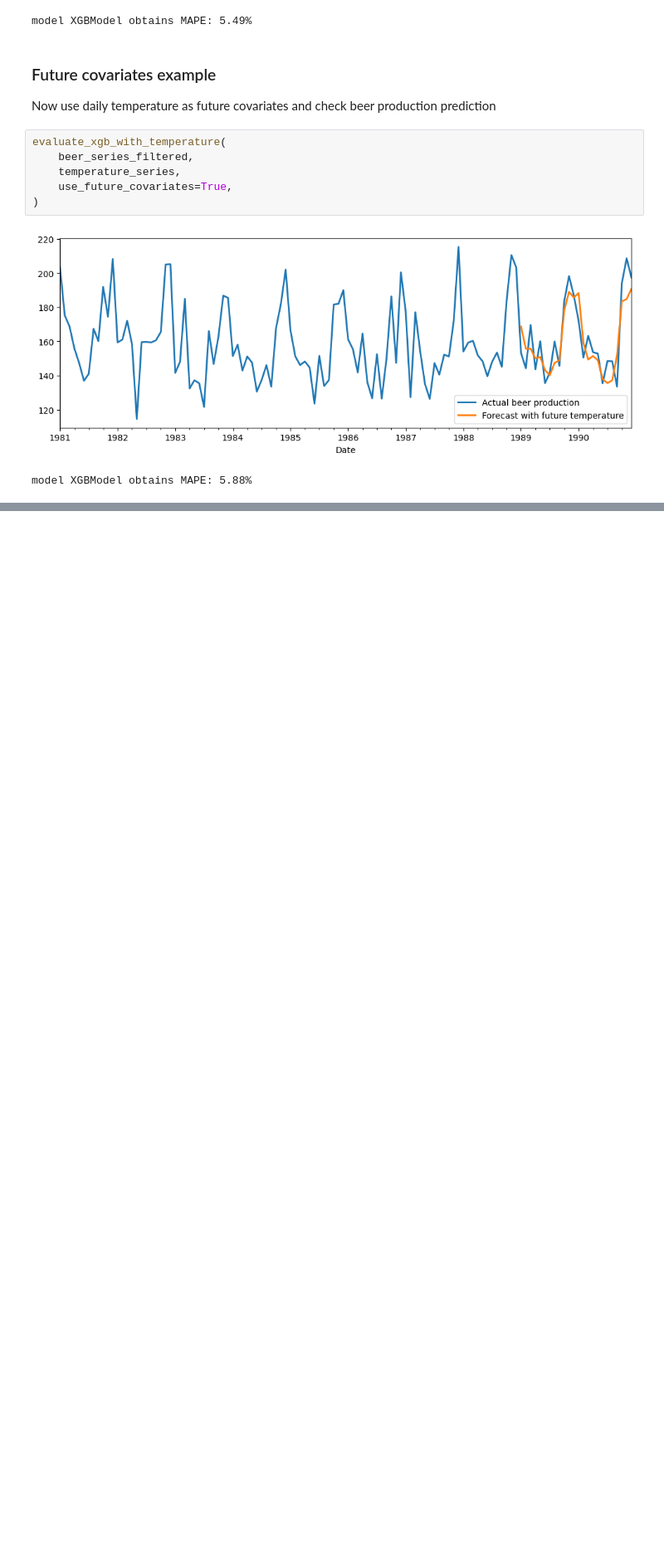
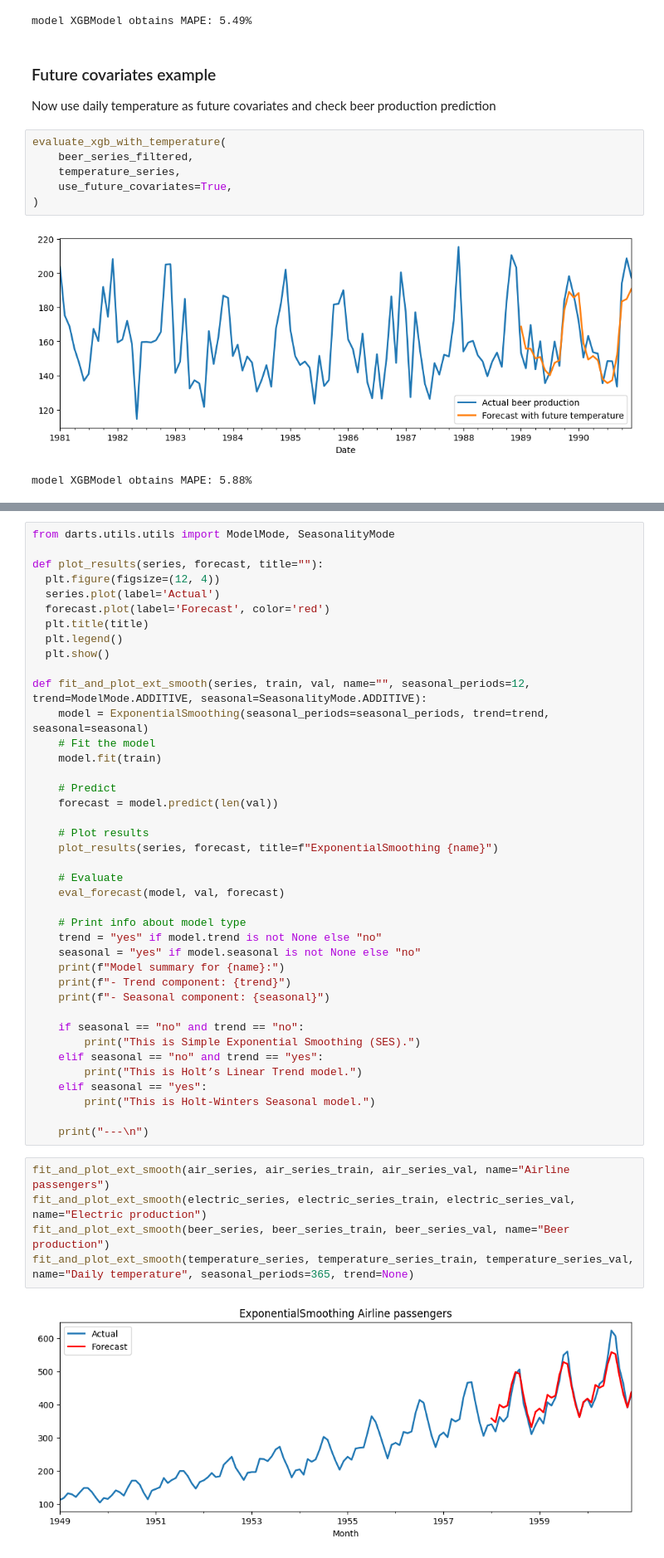
Before and after one commit to Maxstef/data-loves-ml-for-people-course, a Jupyter notebook: notebooks/2_6_time_series/0_2_ts_darts.ipynb, the cells around one changed output, grey strips where cells are left out. Shown at 83% size. Drawn from its saved outputs; the diff is of its cells as text; blank space fills up the shorter version.

Commit message:
practice darts library models - Exponential Smoothing, ARIMA, Theta

```diff
--- a/notebooks/2_6_time_series/0_2_ts_darts.ipynb
+++ b/notebooks/2_6_time_series/0_2_ts_darts.ipynb
@@ -975,0 +997,47 @@ model XGBModel obtains MAPE: 5.88%
+# %%
+from darts.utils.utils import ModelMode, SeasonalityMode
+
+def plot_results(series, forecast, title=""):
+  plt.figure(figsize=(12, 4))
+  series.plot(label='Actual')
+  forecast.plot(label='Forecast', color='red')
+  plt.title(title)
+  plt.legend()
+  plt.show()
+
+def fit_and_plot_ext_smooth(series, train, val, name="", seasonal_periods=12, trend=ModelMode.ADDITIVE, seasonal=SeasonalityMode.ADDITIVE):
+    model = ExponentialSmoothing(seasonal_periods=seasonal_periods, trend=trend, seasonal=seasonal)
+    # Fit the model
+    model.fit(train)
+
+    # Predict
+    forecast = model.predict(len(val))
+
+    # Plot results
+    plot_results(series, forecast, title=f"ExponentialSmoothing {name}")
+
+    # Evaluate
+    eval_forecast(model, val, forecast)
+
+    # Print info about model type
+    trend = "yes" if model.trend is not None else "no"
+    seasonal = "yes" if model.seasonal is not None else "no"
+    print(f"Model summary for {name}:")
+    print(f"- Trend component: {trend}")
+    print(f"- Seasonal component: {seasonal}")
+
+    if seasonal == "no" and trend == "no":
+        print("This is Simple Exponential Smoothing (SES).")
+    elif seasonal == "no" and trend == "yes":
+        print("This is Holt’s Linear Trend model.")
+    elif seasonal == "yes":
+        print("This is Holt-Winters Seasonal model.")
+
+    print("---\n")
+# %%
+fit_and_plot_ext_smooth(air_series, air_series_train, air_series_val, name="Airline passengers")
+fit_and_plot_ext_smooth(electric_series, electric_series_train, electric_series_val, name="Electric production")
+fit_and_plot_ext_smooth(beer_series, beer_series_train, beer_series_val, name="Beer production")
+fit_and_plot_ext_smooth(temperature_series, temperature_series_train, temperature_series_val, name="Daily temperature", seasonal_periods=365, trend=None)
+# %% [output]
+[figure, added]
```
Also changed, not shown: parts of 12 cells of this notebook.
